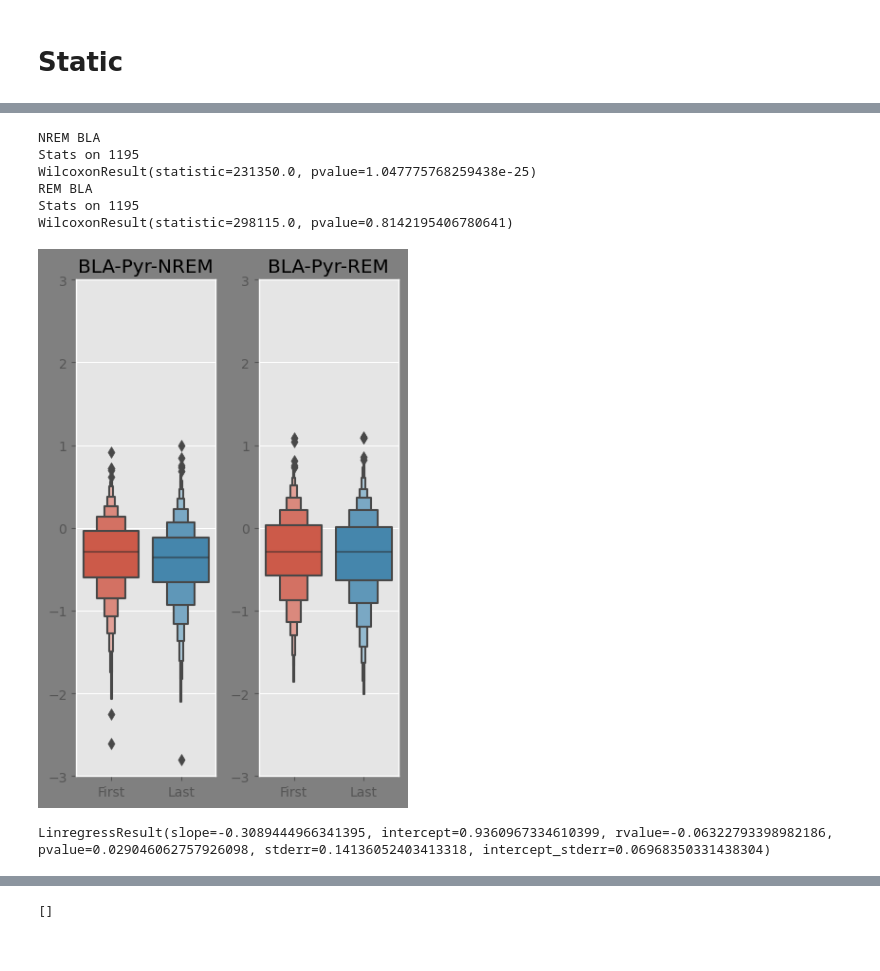
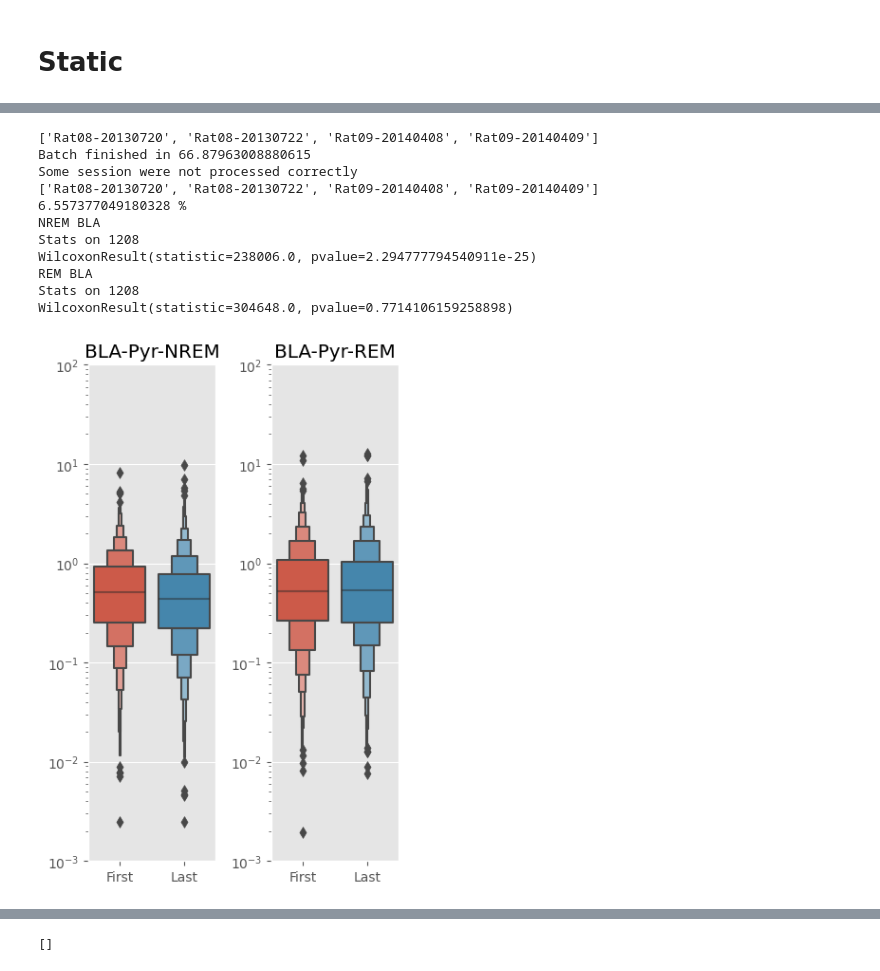
Before and after one commit to KBillel/Amy-Hpc-sleep-dynamcics-python, a Jupyter notebook: firing_accross_sleep.ipynb, the cells around one changed output, grey strips where cells are left out. Saved outputs shown, nothing was run; the diff lists cells and outputs as text; code cells hidden in the pictures.

```diff
--- a/firing_accross_sleep.ipynb
+++ b/firing_accross_sleep.ipynb
@@ -168,12 +168,15 @@ def plot_firing_pre_post_sleep(merged,stru,type,plot_type = 'boxplot',ax = None)
     if plot_type == 'stripplot':
         sns.stripplot(data = np.log10(fr),size = 2, alpha = 0.5)
     elif plot_type == 'boxplot':
-        sns.boxenplot(data = np.log10(fr))
+        zeros = (fr['First'] == 0) | (fr['Last'] == 0)
+        sns.boxenplot(data = fr[~zeros])
+        plt.semilogy()
+        plt.ylim(0.001,100)
 
     # ord = np.argsort(fr['Last'].values - fr['First'].values)
     # plt.imshow(fr.iloc[ord],aspect = 'auto',interpolation='None')
     # plt.colorbar()
-    plt.ylim(-3,3)
+    # plt.ylim(-3,2)
     plt.title(f'{stru}-{type}-{name}')
     print(f'Stats on {len(fr)}')
     print(scipy.stats.wilcoxon(fr['First'],fr['Last']))
@@ -198,49 +202,65 @@ Number of ext sleep : 44
 # %%
 discard = [
     "Rat08-20130718",
     "Rat09-20140408",
     "Rat09-20140409",
     "Rat10-20140619",
     "Rat10-20140620",
     "Rat10-20140622",
 ]
+discard = []
 
-# df = {}
-# merged = {}
-# for state in ['NREM','REM']:
-#     args = [state]
-#     df[state],meta = bk.load.batch(main,*args,verbose = False)
-#     merged[state]= merge(df[state],state,discard)
+df = {}
+merged = {}
+for state in ['NREM','REM']:
+    args = [state]
+    df[state],meta = bk.load.batch(main,*args,verbose = False)
+    merged[state]= merge(df[state],state,discard)
 
 stru = ['BLA']
 # stru = ['CeCM']
 fig,ax = plt.subplots(1,2,figsize = (4,6))
 for i,s in enumerate(stru):
     print('NREM ' + s)
     plot_firing_pre_post_sleep(merged['NREM'],s,'Pyr',ax = ax[0])
     print('REM ' + s)
     plot_firing_pre_post_sleep(merged['REM'],s,'Pyr',ax = ax[1])
 
 plt.tight_layout()
 # %% [output]
+['Rat08-20130720', 'Rat08-20130722', 'Rat09-20140408', 'Rat09-20140409']
+Batch finished in 66.87963008880615
+Some session were not processed correctly
+['Rat08-20130720', 'Rat08-20130722', 'Rat09-20140408', 'Rat09-20140409']
+6.557377049180328 %
 NREM BLA
-Stats on 1195
-WilcoxonResult(statistic=231350.0, pvalue=1.047775768259438e-25)
+Stats on 1208
+WilcoxonResult(statistic=238006.0, pvalue=2.294777794540911e-25)
 REM BLA
-Stats on 1195
-WilcoxonResult(statistic=298115.0, pvalue=0.8142195406780641)
+Stats on 1208
+WilcoxonResult(statistic=304648.0, pvalue=0.7714106159258898)
-[figure, old version]
+[figure, new version]
 # %%
-metadata = pd.read_csv(f'{bk.load.base}/All-Rats/States/fr_states.csv')
-metadata = pd.merge(merged['NREM']['metadata'],metadata,on = ['Rat','Day','Shank','Id','Region','Type'])
-fr_delta = np.array(merged['NREM']['fr'].Last  / (merged['NREM']['fr'].First))
+states_fr = pd.read_csv(f'{bk.load.base}/All-Rats/States/fr_states.csv')
+df1 = merged['NREM']['metadata'].reset_index(drop = True)
+df2 = merged['NREM']['fr']
+df = pd.concat((df1,df2),axis=1)
+df = pd.merge(df,states_fr,on=['Rat','Day','Shank','Id','Region','Type'])
 
-x = metadata.SLEEP[(metadata.Region == 'BLA') & (metadata.Type == 'Pyr')].values
-y = fr_delta[(metadata.Region == 'BLA') & (metadata.Type == 'Pyr')]
-x = np.log10(x)
+df['delta'] = df['Last'] - df['First']
+df['relative_delta'] = df['delta'] / df['First']  *100
+df['ratio'] = df['Last']/df['First']
 
-x_ = x[np.isfinite(x) & np.isfinite(y)]
-y_ = y[np.isfinite(x) & np.isfinite(y)]
-scipy.stats.linregress(x_,y_)
+df = df[(df.Region == 'BLA') & (df.Type == 'Pyr')]
+df['quintile'] = pd.qcut(df['REM'],5,labels=['VL','L','M','H','VH'])
+# df['quintile'] = pd.qcut(df['NREM'],2,labels=['L','H'])
+
+df['log_ratio'] = np.log(df['ratio'])
+df.replace([np.inf, -np.inf], np.nan, inplace=True)
+df = df.dropna()
+# x = df.WAKE_HOMECAGE.values
+# y = df['relative_delta']
+
+# x_ = x[np.isfinite(x) & np.isfinite(y)]
+# y_ = y[np.isfinite(x) & np.isfinite(y)]
+# scipy.stats.linregress(x_,y_)
-# %% [output]
-LinregressResult(slope=-0.3089444966341395, intercept=0.9360967334610399, rvalue=-0.06322793398982186, pvalue=0.029046062757926098, stderr=0.14136052403413318, intercept_stderr=0.06968350331438304)
```
Also changed, not shown: parts of 11 cells of this notebook, 26 other files.
